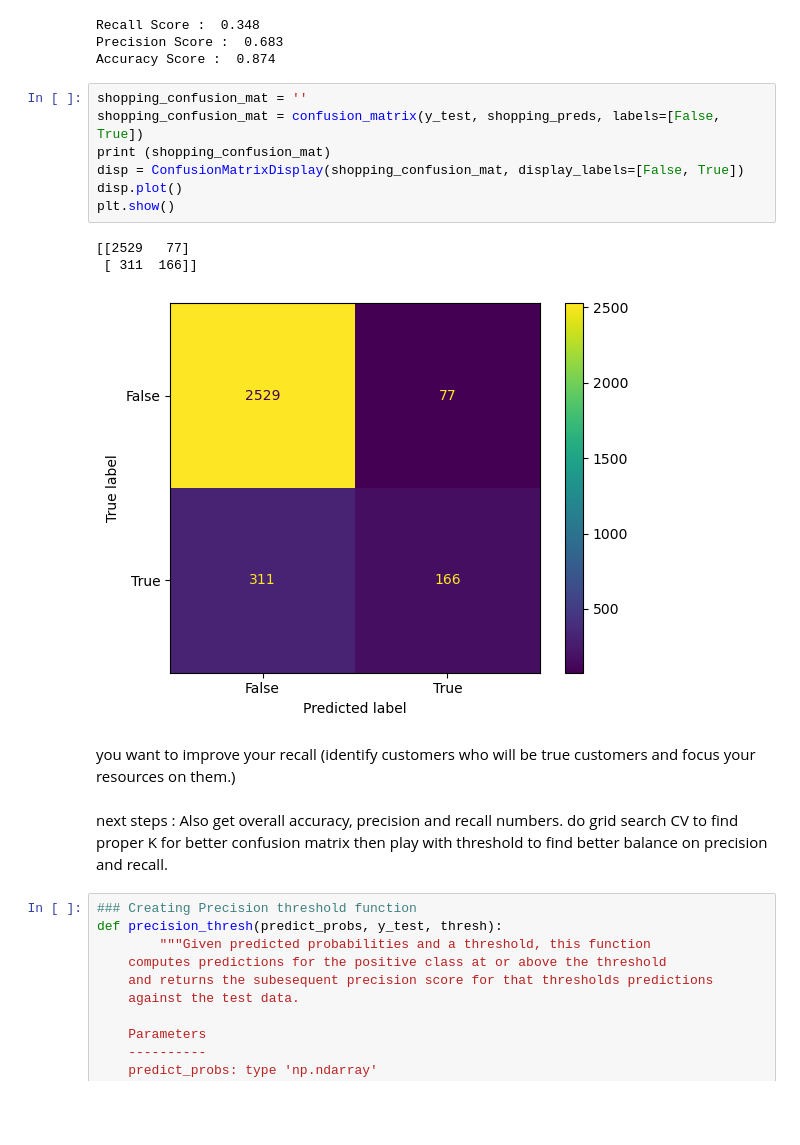
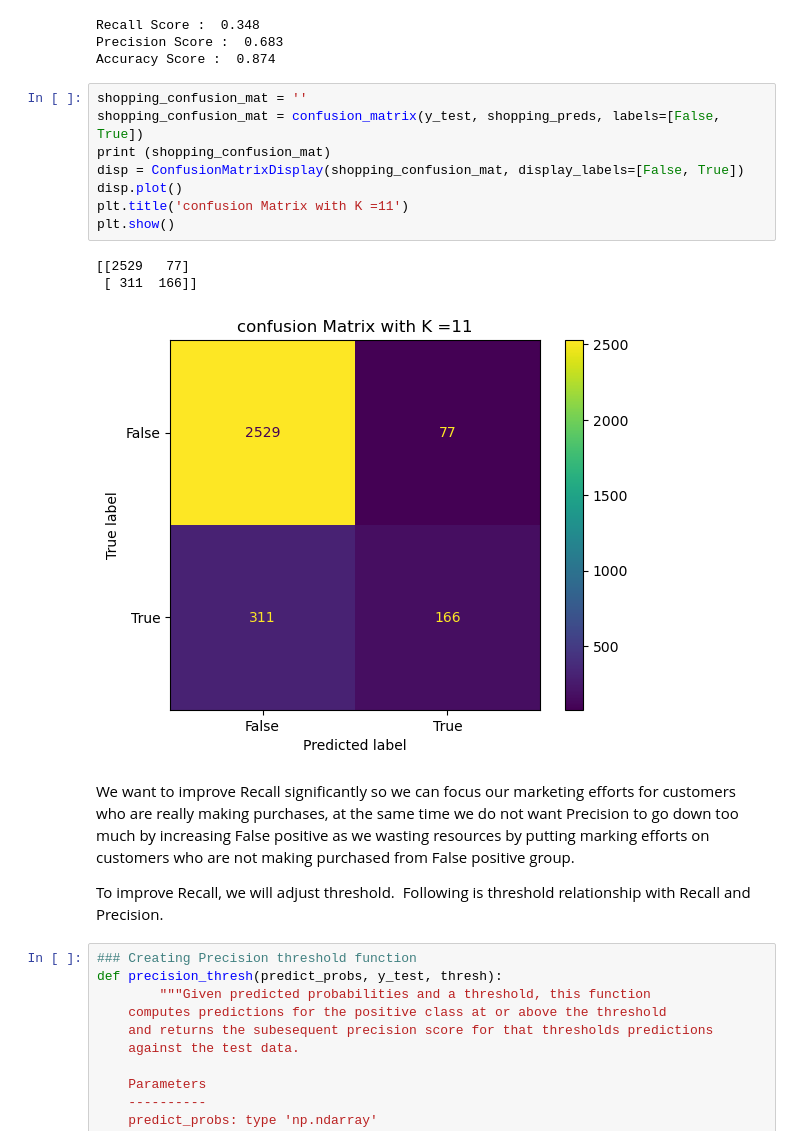
Before and after one commit to er-robins/Online_shoppers_Purchasing_Intentions, a Jupyter notebook: Online_shoppers_purchasing_intentions.ipynb, the cells around one changed output. Saved outputs shown, nothing was run; the diff lists cells and outputs as text; blank space fills up the shorter version.

```diff
--- a/Online_shoppers_purchasing_intentions.ipynb
+++ b/Online_shoppers_purchasing_intentions.ipynb
@@ -134,21 +134,19 @@ Accuracy Score :  0.874
 # %%
 shopping_confusion_mat = ''
 shopping_confusion_mat = confusion_matrix(y_test, shopping_preds, labels=[False, True])
 print (shopping_confusion_mat)
 disp = ConfusionMatrixDisplay(shopping_confusion_mat, display_labels=[False, True])
 disp.plot()
+plt.title('confusion Matrix with K =11')
 plt.show()
 # %% [output]
 [[2529   77]
  [ 311  166]]
-[figure, old version]
+[figure, new version]
-# %% [markdown]
-you want to improve your recall (identify customers who will be true customers and focus your resources on them.)
-# %% [markdown]
-next steps :
-Also get overall accuracy, precision and recall numbers.
-do grid search CV to find proper K for better confusion matrix
-then play with threshold to find better balance on precision and recall.
+# %% [markdown]
+We want to improve Recall significantly so we can focus our marketing efforts for customers who are really making purchases, at the same time we do not want Precision to go down too much by increasing False positive as we wasting resources by putting marking efforts on customers who are not making purchased from False positive group.
+
+To improve Recall, we will adjust threshold.  Following is threshold relationship with Recall and Precision.
 # %%
 ### Creating Precision threshold function
 def precision_thresh(predict_probs, y_test, thresh):
```
Also changed, not shown: parts of 12 cells of this notebook.
